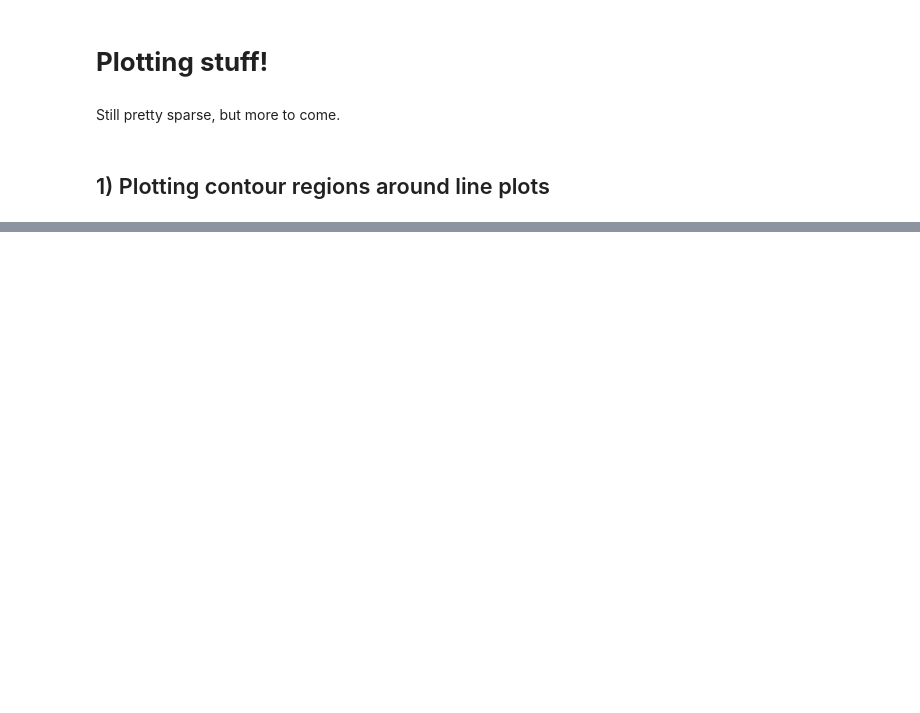
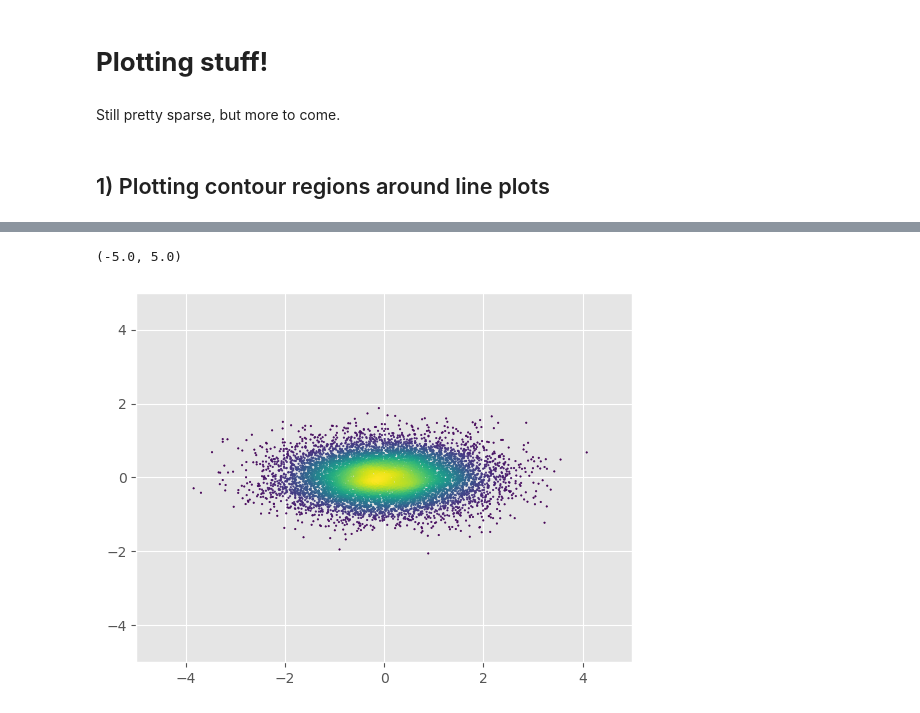
Before and after one commit to andrevitorelli/that-box-over-there, a Jupyter notebook: plotting.ipynb, the cells around one changed output, grey strips where cells are left out. Cells and saved outputs as stored; diff of their text form; code cells hidden in the pictures; blank space fills up the shorter version.

Commit message:
adding density scatter

```diff
--- a/plotting.ipynb
+++ b/plotting.ipynb
@@ -36,0 +39,11 @@ plt.yscale('log')
+# %%
+X = np.random.normal(scale=1,size=10000)
+Y = np.random.normal(scale=.5,size=10000)
+XY = np.vstack([X,Y])
+Z = gaussian_kde(XY)(XY)
+plt.scatter(X,Y,c=Z,s=1)
+plt.xlim([-5,5])
+plt.ylim([-5,5])
+# %% [output]
+(-5.0, 5.0)
+[figure, added]
```
Also changed, not shown: parts of 2 cells of this notebook, 2 other files.
